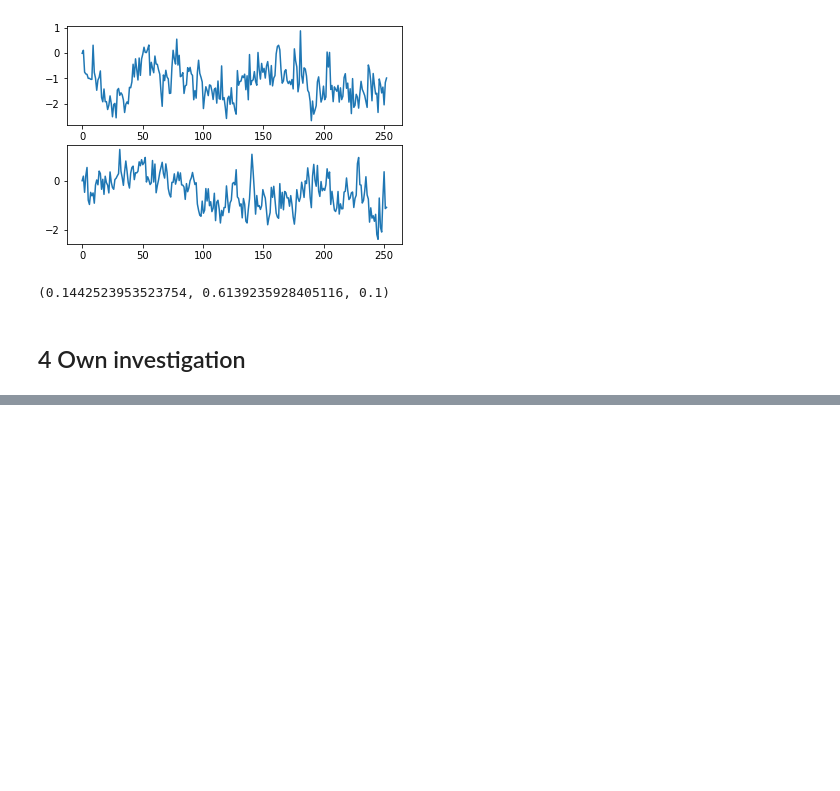
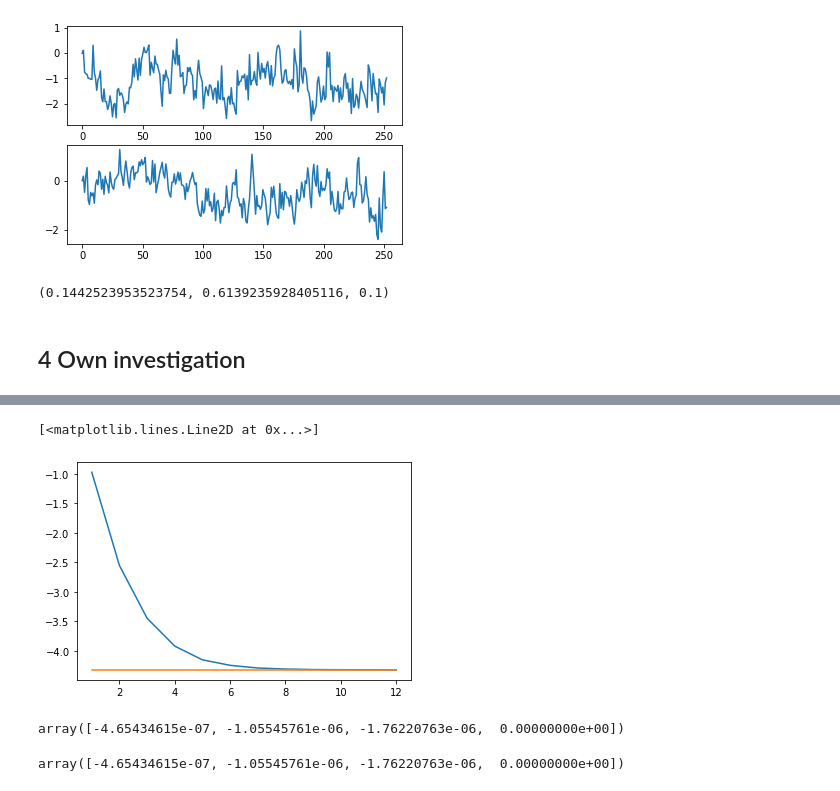
Before and after one commit to Jamjam1729/Dissertation, a Jupyter notebook: Dissertation.ipynb, the cells around one changed output, grey strips where cells are left out. Drawn from its saved outputs; the diff is of its cells as text; code cells hidden in the pictures; blank space fills up the shorter version.

```diff
--- a/Dissertation.ipynb
+++ b/Dissertation.ipynb
@@ -686,10 +672,0 @@ array([0.68734099, 0.67295638, 0.39920368, 0.31143785, 0.09635792,
-# %%
-exponents = np.arange(1, 15, 1)
-
-
-
-for j, H in enumerate(H_values):
-    print(H)
-    for i in range(len(exponents) - 1):
-        out = simulate_bm_fbm(1, int(2 ** (i + 1)), T, 0.05, do_both_paths = False)[1]
-        H_estimators[i] = H_estimator(out[0], 1)
@@ -695,0 +681,20 @@ for j, H in enumerate(H_values):
+# %%
+exponents = np.arange(1, 13, 1)
+H_by_density = np.zeros((len(H_values), len(exponents)))
+n_sims = 50_000
+
+for i, H in enumerate(H_values):
+    print(H)
+    out = simulate_bm_fbm(n_sims, int(2 ** (exponents[-1])), 1, H_values[i], do_both_paths = False)[1]
+
+    for j in range(len(exponents)):
+        width = 2 ** (exponents[-1] - exponents[j])
+        tmp_out = out[:, 0::width]
+        H_estimators = np.zeros(n_sims)
+
+        for k in range(out.shape[0]):
+            H_estimators[k] = H_estimator(tmp_out[k, :], 1)
+
+        H_by_density[i, j] = np.mean(H_estimators)
+
+H_by_density
@@ -695,0 +712,14 @@ for j, H in enumerate(H_values):
+# %%
+plt.plot(exponents, np.log2(H_by_density[0, :]))
+plt.plot(exponents, np.tile(np.log2(H_values[0]), len(exponents)))
+# %% [output]
+[<matplotlib.lines.Line2D at 0x...>]
+[figure, added]
+# %%
+H_by_density[0, :]
+# %% [output]
+array([-4.65434615e-07, -1.05545761e-06, -1.76220763e-06,  0.00000000e+00])
+# %%
+H_by_density[0, :]
+# %% [output]
+array([-4.65434615e-07, -1.05545761e-06, -1.76220763e-06,  0.00000000e+00])
```
Also changed, not shown: parts of 6 cells of this notebook.
